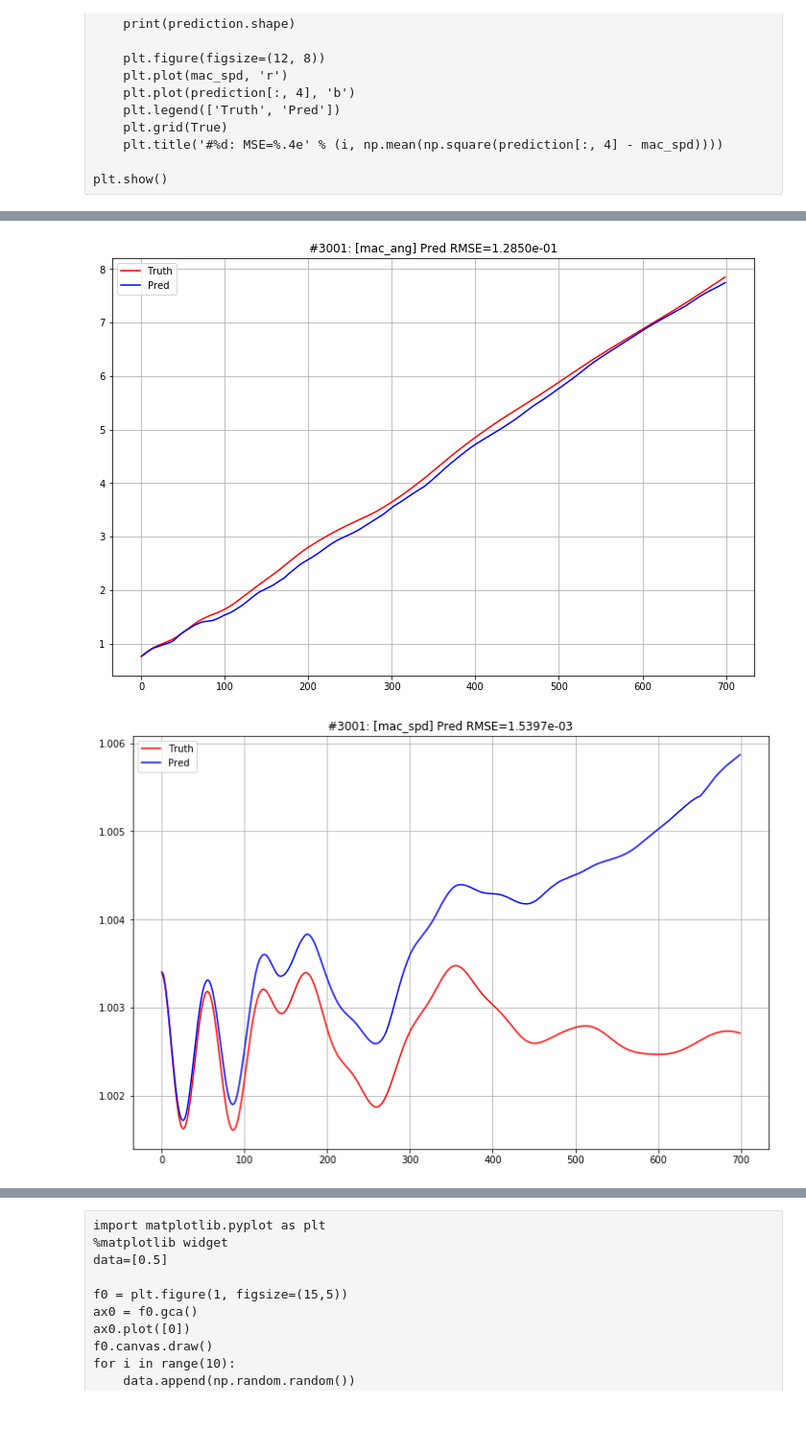
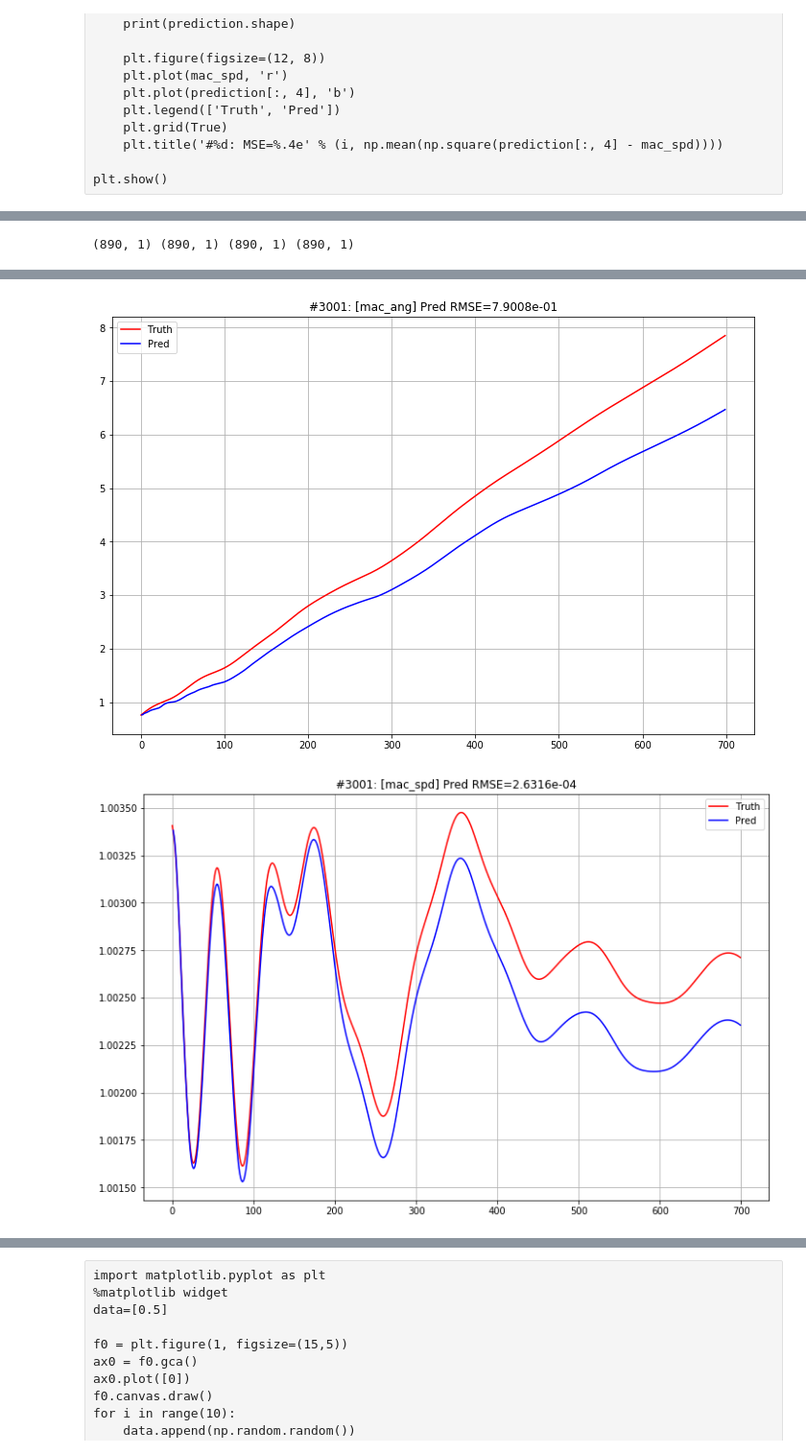
Before and after one commit to nhlijiaming/transient_mac1, a Jupyter notebook: MLP_polar.ipynb, the cells around one changed output, grey strips where cells are left out. Shown at 96% size. Cells and saved outputs as stored; diff of their text form; code cells hidden in the pictures; blank space fills up the shorter version.

Commit message:
remove bus_freq and a5 faults

```diff
--- a/MLP_polar.ipynb
+++ b/MLP_polar.ipynb
@@ -189,14 +194,15 @@ class NN(nn.Module):
         feature_dimension = 128
         self.n_residual_block = 3
 
-        self.prelayer = nn.Linear(18, feature_dimension)
+        self.prelayer = nn.Linear(10, feature_dimension)
 
         self.residual_block = nn.ModuleList()
         for i in range(self.n_residual_block):
             block = nn.Sequential(
                 nn.Linear(feature_dimension, feature_dimension),
 #                 nn.BatchNorm1d(feature_dimension),
-                nn.ReLU(inplace=True),
+#                 nn.ReLU(inplace=True),
+                nn.Tanh(),
 
                 nn.Linear(feature_dimension, feature_dimension),
 #                 nn.BatchNorm1d(feature_dimension)
@@ -322,7 +328,7 @@ Before training: train Loss = 3.642e+01, test Loss = 3.533e+01
 %matplotlib inline
 model.cuda()
 
-for i in range(epochs_, epochs_+4000):
+for i in range(epochs_, epochs_+2000):
     model.train()
     for j in range(0, train_data.shape[0], batchsize):
         inputs = train_data_torch[j:j+batchsize, :].cuda()
@@ -509,7 +515,7 @@ model_cpu = model.cpu()
 model_cpu.eval()
 for i in entry:
     bus_v = data['bus_v'][0][i].reshape(-1, 1)
-    cur = data['cur'][0][i].reshape(5, -1).T
+    cur = data['cur'][0][i].reshape(-1, 1)
     bus_freq = data['bus_freq'][0][i].reshape(-1, 1)
     mac_ang = data['mac_ang'][0][i].reshape(-1, 1)
     mac_spd = data['mac_spd'][0][i].reshape(-1, 1)
@@ -523,7 +529,10 @@ for i in entry:
     if use_cur_sum:
         cur = np.sum(cur, axis=1).reshape(-1, 1)
 
-    tmp_test_data = np.hstack([np.abs(bus_v), np.angle(bus_v), np.abs(cur), np.angle(cur), bus_freq, mac_ang, mac_spd, pelect, pmech, qelect])
+    bus_v_ang = np.unwrap(np.angle(bus_v).reshape(-1)).reshape(-1,1)
+    cur_ang = np.unwrap(np.angle(cur).reshape(-1)).reshape(-1,1)
+    print(np.abs(bus_v).shape, bus_v_ang.shape,np.abs(cur).shape, cur_ang.shape)
+    tmp_test_data = np.hstack([np.abs(bus_v), bus_v_ang, np.abs(cur), cur_ang, bus_freq, mac_ang, mac_spd, pelect, pmech, qelect])
     tmp_test_data = np.delete(tmp_test_data, -1, 0)
 
     for q in quantities:
@@ -544,7 +553,7 @@ for i in entry:
                 if r != q:
                     input_data_raw[r] = tmp_test_data[t, r]
 
-            input_data_raw[1] = np.mod(input_data_raw[1]+np.pi, 2*np.pi) - np.pi
+#             input_data_raw[1] = np.mod(input_data_raw[1]+np.pi, 2*np.pi) - np.pi
             input_data_raw = input_data_raw.reshape(1, -1)
 #         print(prediction2.shape)
 
@@ -560,3 +569,4 @@ for i in entry:
 
 plt.show()
 # %% [output]
+(890, 1) (890, 1) (890, 1) (890, 1)
@@ -566,2 +576,2 @@ plt.show()
-[figure, old version]
+[figure, new version]
-[figure, old version]
+[figure, new version]
```
Also changed, not shown: parts of 8 cells of this notebook, 1 other file.
